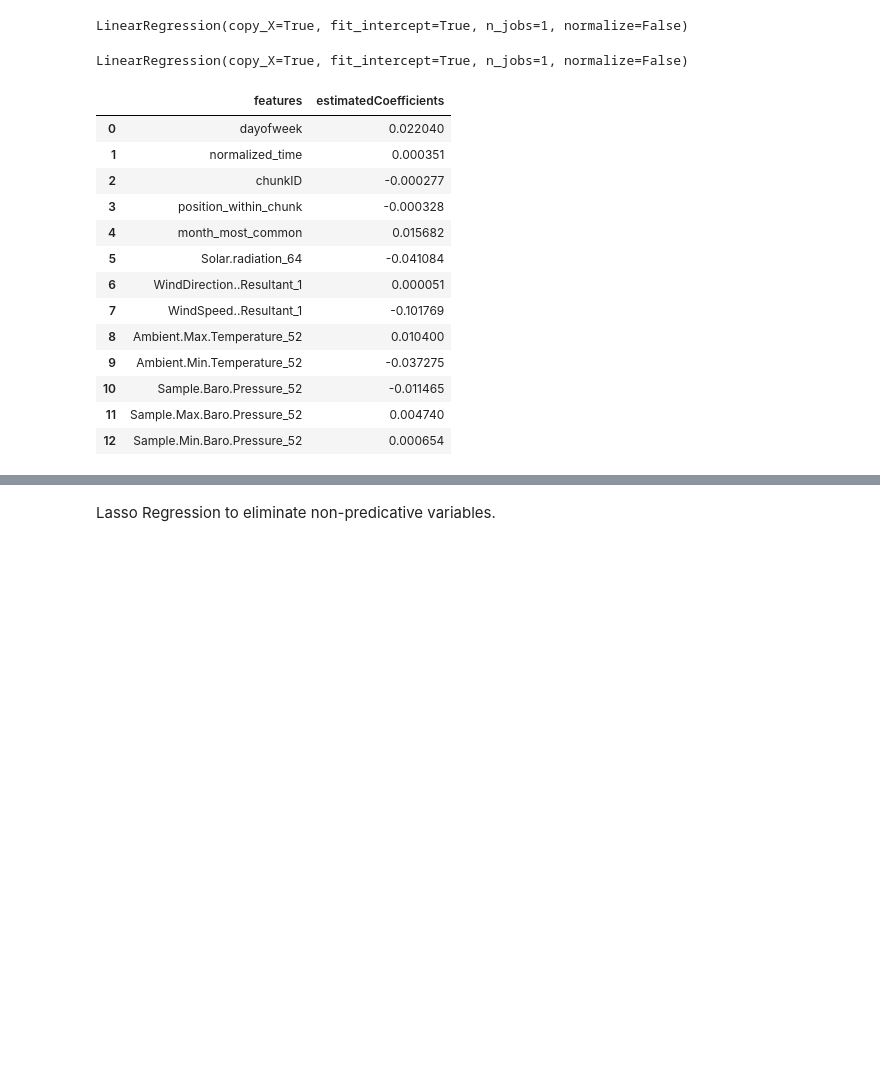
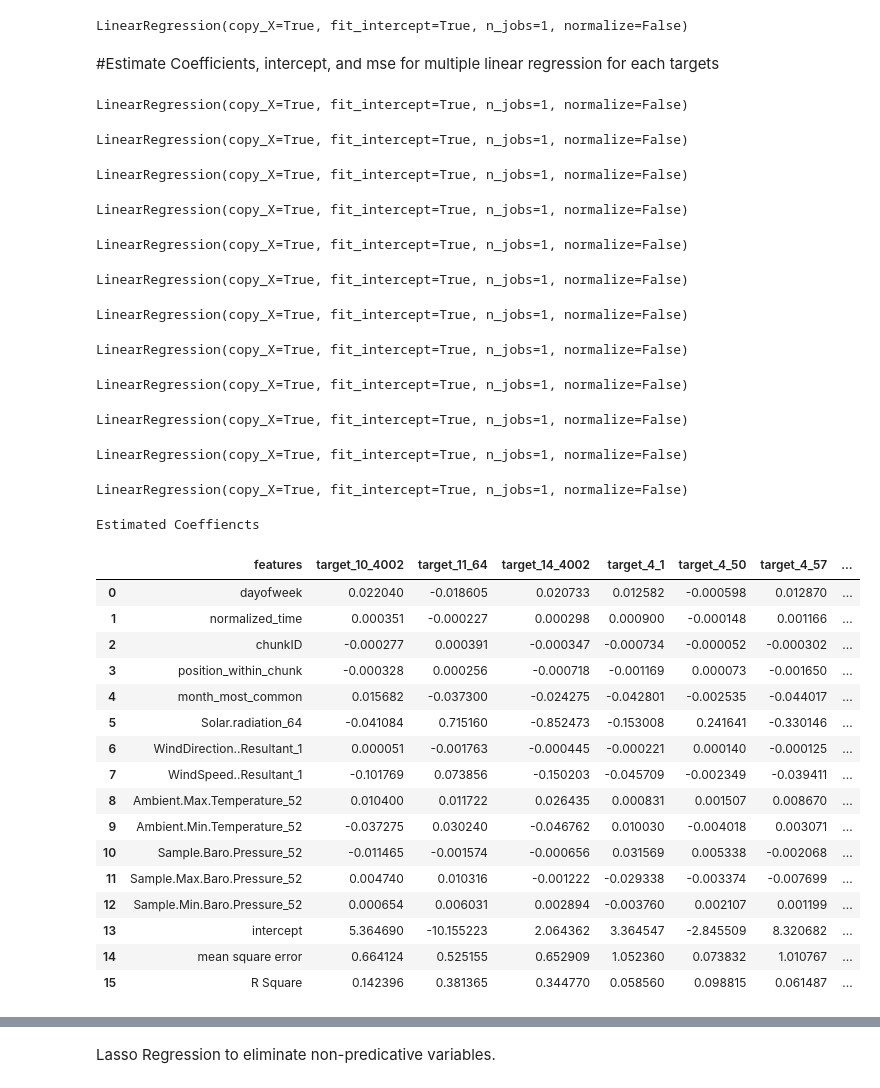
Before and after one commit to jtlam/springboard_capstone1, a Jupyter notebook: capstone1_missing values.ipynb, the cells around one changed output, grey strips where cells are left out. Cells and saved outputs as stored; diff of their text form; code cells hidden in the pictures; blank space fills up the shorter version.

```diff
--- a/capstone1_missing values.ipynb
+++ b/capstone1_missing values.ipynb
@@ -220,24 +201,53 @@ lm = LinearRegression()
 lm
 # %% [output]
 LinearRegression(copy_X=True, fit_intercept=True, n_jobs=1, normalize=False)
-# %%
-lm.fit(X, df_targets.target_10_4002)
-# %% [output]
-LinearRegression(copy_X=True, fit_intercept=True, n_jobs=1, normalize=False)
-# %%
-pd.DataFrame(list(zip(X.columns, lm.coef_)), columns = ['features', 'estimatedCoefficients'])
-# %% [output]
-|  | features | estimatedCoefficients |
-| 0 | dayofweek | 0.022040 |
-| 1 | normalized_time | 0.000351 |
-| 2 | chunkID | -0.000277 |
-| 3 | position_within_chunk | -0.000328 |
-| 4 | month_most_common | 0.015682 |
-| 5 | Solar.radiation_64 | -0.041084 |
-| 6 | WindDirection..Resultant_1 | 0.000051 |
-| 7 | WindSpeed..Resultant_1 | -0.101769 |
-| 8 | Ambient.Max.Temperature_52 | 0.010400 |
-| 9 | Ambient.Min.Temperature_52 | -0.037275 |
-| 10 | Sample.Baro.Pressure_52 | -0.011465 |
-| 11 | Sample.Max.Baro.Pressure_52 | 0.004740 |
-| 12 | Sample.Min.Baro.Pressure_52 | 0.000654 |
+# %% [markdown]
+#Estimate Coefficients, intercept, and mse for multiple linear regression for each targets
+# %%
+df_coeff = pd.DataFrame(['dayofweek', 'normalized_time', 'chunkID', 'position_within_chunk',
+       'month_most_common', 'Solar.radiation_64', 'WindDirection..Resultant_1',
+       'WindSpeed..Resultant_1', 'Ambient.Max.Temperature_52',
+       'Ambient.Min.Temperature_52', 'Sample.Baro.Pressure_52',
+       'Sample.Max.Baro.Pressure_52', 'Sample.Min.Baro.Pressure_52','intercept','mean square error','R Square'], columns = ['features'])
+
+for x in range(len(df_targets.columns)):
+    lm.fit(X, df_targets[df_targets.columns[x]])
+    mse = np.mean((df_targets[df_targets.columns[x]] - lm.predict(X)) ** 2)
+    dat = pd.DataFrame(list(zip(lm.coef_)), columns = [df_targets.columns[x]])
+    dat.loc[13] = lm.intercept_
+    dat.loc[14] = mse
+    dat.loc[15] = lm.score(X, df_targets[df_targets.columns[x]] )
+    df_coeff = df_coeff.join(dat)
+print("Estimated Coeffiencts")
+df_coeff
+# %% [output]
+LinearRegression(copy_X=True, fit_intercept=True, n_jobs=1, normalize=False)
+LinearRegression(copy_X=True, fit_intercept=True, n_jobs=1, normalize=False)
+LinearRegression(copy_X=True, fit_intercept=True, n_jobs=1, normalize=False)
+LinearRegression(copy_X=True, fit_intercept=True, n_jobs=1, normalize=False)
+LinearRegression(copy_X=True, fit_intercept=True, n_jobs=1, normalize=False)
+LinearRegression(copy_X=True, fit_intercept=True, n_jobs=1, normalize=False)
+LinearRegression(copy_X=True, fit_intercept=True, n_jobs=1, normalize=False)
+LinearRegression(copy_X=True, fit_intercept=True, n_jobs=1, normalize=False)
+LinearRegression(copy_X=True, fit_intercept=True, n_jobs=1, normalize=False)
+LinearRegression(copy_X=True, fit_intercept=True, n_jobs=1, normalize=False)
+LinearRegression(copy_X=True, fit_intercept=True, n_jobs=1, normalize=False)
+LinearRegression(copy_X=True, fit_intercept=True, n_jobs=1, normalize=False)
+Estimated Coeffiencts
+|  | features | target_10_4002 | target_11_64 | target_14_4002 | target_4_1 | target_4_50 | target_4_57 | ... |
+| 0 | dayofweek | 0.022040 | -0.018605 | 0.020733 | 0.012582 | -0.000598 | 0.012870 | ... |
+| 1 | normalized_time | 0.000351 | -0.000227 | 0.000298 | 0.000900 | -0.000148 | 0.001166 | ... |
+| 2 | chunkID | -0.000277 | 0.000391 | -0.000347 | -0.000734 | -0.000052 | -0.000302 | ... |
+| 3 | position_within_chunk | -0.000328 | 0.000256 | -0.000718 | -0.001169 | 0.000073 | -0.001650 | ... |
+| 4 | month_most_common | 0.015682 | -0.037300 | -0.024275 | -0.042801 | -0.002535 | -0.044017 | ... |
+| 5 | Solar.radiation_64 | -0.041084 | 0.715160 | -0.852473 | -0.153008 | 0.241641 | -0.330146 | ... |
+| 6 | WindDirection..Resultant_1 | 0.000051 | -0.001763 | -0.000445 | -0.000221 | 0.000140 | -0.000125 | ... |
+| 7 | WindSpeed..Resultant_1 | -0.101769 | 0.073856 | -0.150203 | -0.045709 | -0.002349 | -0.039411 | ... |
+| 8 | Ambient.Max.Temperature_52 | 0.010400 | 0.011722 | 0.026435 | 0.000831 | 0.001507 | 0.008670 | ... |
+| 9 | Ambient.Min.Temperature_52 | -0.037275 | 0.030240 | -0.046762 | 0.010030 | -0.004018 | 0.003071 | ... |
+| 10 | Sample.Baro.Pressure_52 | -0.011465 | -0.001574 | -0.000656 | 0.031569 | 0.005338 | -0.002068 | ... |
+| 11 | Sample.Max.Baro.Pressure_52 | 0.004740 | 0.010316 | -0.001222 | -0.029338 | -0.003374 | -0.007699 | ... |
+| 12 | Sample.Min.Baro.Pressure_52 | 0.000654 | 0.006031 | 0.002894 | -0.003760 | 0.002107 | 0.001199 | ... |
+| 13 | intercept | 5.364690 | -10.155223 | 2.064362 | 3.364547 | -2.845509 | 8.320682 | ... |
+| 14 | mean square error | 0.664124 | 0.525155 | 0.652909 | 1.052360 | 0.073832 | 1.010767 | ... |
+| 15 | R Square | 0.142396 | 0.381365 | 0.344770 | 0.058560 | 0.098815 | 0.061487 | ... |
```
Also changed, not shown: parts of 23 cells of this notebook.
